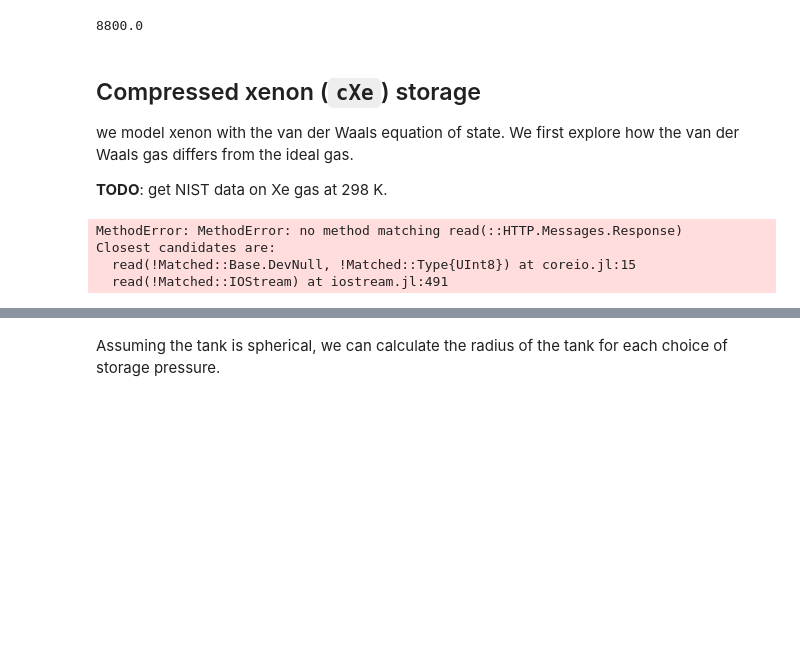
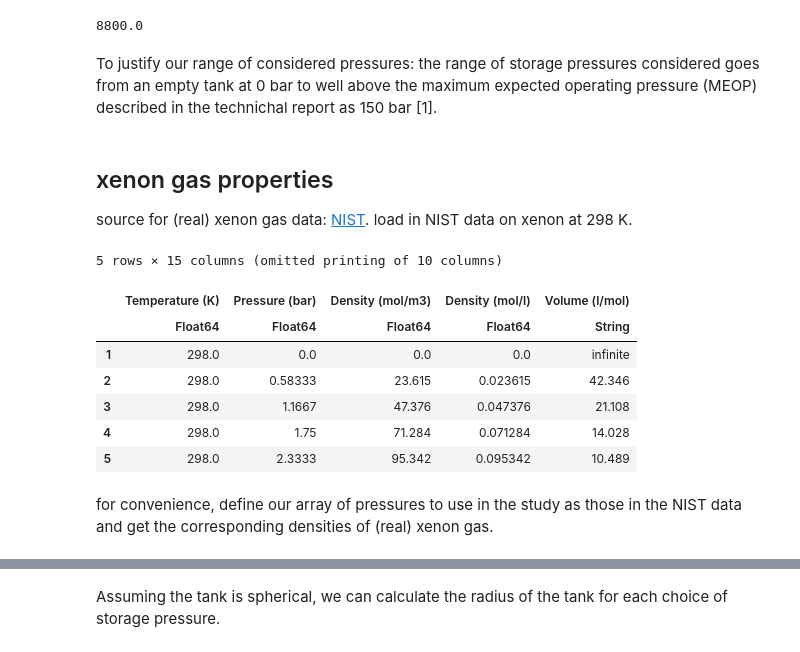
Before and after one commit to SimonEnsemble/PropellantStorage, a Jupyter notebook: Xe_Propellant_Storage.ipynb, the cells around one changed output, grey strips where cells are left out. Cells and saved outputs as stored; diff of their text form; code cells hidden in the pictures; blank space fills up the shorter version.

Commit message:
meet with nick

```diff
--- a/Xe_Propellant_Storage.ipynb
+++ b/Xe_Propellant_Storage.ipynb
@@ -66,28 +58,30 @@ const ρ_tank_material = 4430.0 # kg/m³
 const σ_tank_material = 8800.0 # bar Yield Strength
 # %% [output]
 8800.0
-# %% [markdown]
-## Compressed xenon (`cXe`) storage
-we model xenon with the van der Waals equation of state. We first explore how the van der Waals gas differs from the ideal gas.
-
-**TODO**: get NIST data on Xe gas at 298 K.
-# %%
-# Universal Gas Constant:
-const R = 8.3144598e-5; # m³-bar/(K-mol)
-
-# ideal gas density
-ρ_ideal_gas = P / (R * T) # mol / m³
-
-# TODO: Nick, use experimental adsorption data from NIST if they have it.
-#  linearly interpolate this data at the pressures P given above.
-#  try https://github.com/JuliaMath/Interpolations.jl ?
-
-# read in data on xenon gas
-url = "https://webbook.nist.gov/cgi/fluid.cgi?T=298.00&PLow=0&PHigh=200&PInc=0.01&Applet=on&Digits=5&ID=C7440633&Action=Load&Type=IsoTherm&TUnit=K&PUnit=bar&DUnit=mol%2Fl&HUnit=kJ%2Fmol&WUnit=m%2Fs&VisUnit=uPa*s&STUnit=N%2Fm&RefState=DEF"
-file_handle = HTTP.request("get",url)
-Xe_gas_data = JSON.load(file_handle) # not working?
-# %% [output]
-MethodError: MethodError: no method matching read(::HTTP.Messages.Response)
-Closest candidates are:
-  read(!Matched::Base.DevNull, !Matched::Type{UInt8}) at coreio.jl:15
-  read(!Matched::IOStream) at iostream.jl:491
+# %% [markdown]
+To justify our range of considered pressures: the range of storage pressures considered goes from an empty tank at 0 bar to well above the maximum expected operating pressure (MEOP) described in the technichal report as 150 bar [1].
+# %% [markdown]
+## xenon gas properties
+
+source for (real) xenon gas data: [NIST](https://webbook.nist.gov/cgi/fluid.cgi?Action=Data&Wide=on&ID=C7440633&Type=IsoTherm&Digits=5&PLow=0&PHigh=350&PInc=0.01&T=298.00&RefState=DEF&TUnit=K&PUnit=bar&DUnit=mol%2Fl&HUnit=kJ%2Fmol&WUnit=m%2Fs&VisUnit=uPa*s&STUnit=N%2Fm). load in NIST data on xenon at 298 K.
+# %%
+wheres_nist_xenon_data = joinpath("data", "NIST_data", "xenon_NIST_data.txt")
+
+df_xe_data = CSV.read(wheres_nist_xenon_data)
+
+# put density in units we're working with (mol/m3)
+insertcols!(df_xe_data, 3, density_mol_m3=df_xe_data[:, Symbol("Density (mol/l)")] * 1000.0)
+rename!(df_xe_data, :density_mol_m3 => Symbol("Density (mol/m3)"))
+
+first(df_xe_data, 5)
+# %% [output]
+5 rows × 15 columns (omitted printing of 10 columns)
+|  | Temperature (K) | Pressure (bar) | Density (mol/m3) | Density (mol/l) | Volume (l/mol) |
+|  | Float64 | Float64 | Float64 | Float64 | String |
+| 1 | 298.0 | 0.0 | 0.0 | 0.0 | infinite |
+| 2 | 298.0 | 0.58333 | 23.615 | 0.023615 | 42.346 |
+| 3 | 298.0 | 1.1667 | 47.376 | 0.047376 | 21.108 |
+| 4 | 298.0 | 1.75 | 71.284 | 0.071284 | 14.028 |
+| 5 | 298.0 | 2.3333 | 95.342 | 0.095342 | 10.489 |
+# %% [markdown]
+for convenience, define our array of pressures to use in the study as those in the NIST data and get the corresponding densities of (real) xenon gas.
```
Also changed, not shown: parts of 35 cells of this notebook.
